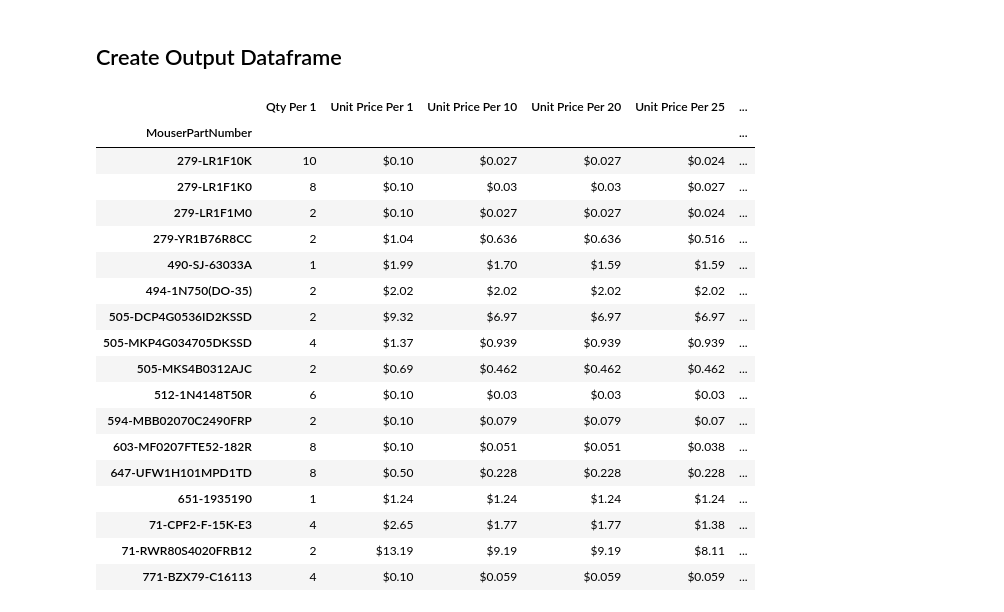
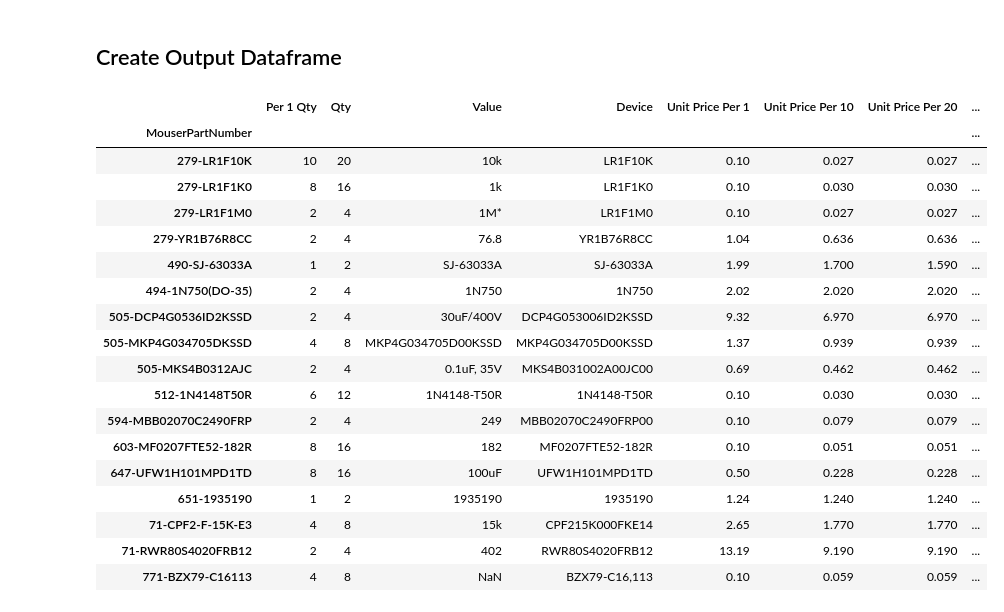
Before and after one commit to tiedyefreak22/Dual-Mono-Amp-Design, a Jupyter notebook: Mouser_API/Mouser_API.ipynb, the cells around one changed output. Saved outputs shown, nothing was run; the diff lists cells and outputs as text; code cells hidden in the pictures.

```diff
--- a/Mouser_API/Mouser_API.ipynb
+++ b/Mouser_API/Mouser_API.ipynb
@@ -196,46 +197,89 @@ Cant find part(s):
 # %%
 quantities = np.unique([j for i, j in results.index.values])
 quantities = quantities[quantities <= 100]
 
 price_breaks = pd.DataFrame(np.unique([i for i, j in results.index.values]), columns = ["MouserPartNumber"])
 price_breaks.set_index("MouserPartNumber", inplace = True)
 
 for part_num in [i for i, j in results.index.values]:
     for quantity in quantities:
         result_df = results.loc[(results.index.get_level_values('MouserPartNumber') == part_num) & (results.index.get_level_values('Quantity') == quantity)]["Price"]
         if result_df.empty:
             price_breaks.loc[part_num, f"Unit Price Per {quantity}"] = np.nan
         else:
             price_breaks.loc[part_num, f"Unit Price Per {quantity}"] = result_df.values
 
 price_breaks = price_breaks.ffill(axis=1)
 
-for idx, part_num in enumerate(price_breaks.index.values):
-    qty_val = int(*np.unique(results.loc[results.index.get_level_values('MouserPartNumber') == part_num]["Qty"].values))
+# Remove dollar signs
+for idx, row in price_breaks.iterrows(): # Bear in mind that "idx" is the part name!!!
+    for col_name in price_breaks.columns:
+        row[col_name] = str(row[col_name]).replace('$', '')
 
-    if idx == 0:
-        price_breaks.insert(loc=0, column="Qty Per 1", value = qty_val)
+for column in price_breaks.columns:
+    try:
+        price_breaks[column] = pd.to_numeric(price_breaks[column])
+    except Exception as e:
+        pass
+
+# Add in columns from BOM
+in_cols = ["Qty", "Value", "Device"]
+out_cols = ["Per 1 Qty", "Value", "Device"]
+
+for idx1, (in_col, out_col) in enumerate(zip(in_cols, out_cols)):
+    for idx2, part_num in enumerate(price_breaks.index.values):
+        qty_val = np.unique(results.loc[results.index.get_level_values('MouserPartNumber') == part_num][in_col].values)[0]
+
+        if idx2 == 0:
+            price_breaks.insert(loc = idx1, column = out_col, value = qty_val)
+        else:
+            price_breaks.at[part_num, out_col] = qty_val
+
+# Qty
+multiplier = 2
+price_breaks.insert(loc = 1, column = "Qty", value = [i * multiplier for i in price_breaks["Per 1 Qty"].values])
+
+# Extras?
+extras = [True, True, True, True, True, True, True, True, True, True, True, True, True, True, True, True, True]
+price_breaks.at[:, "Extras?"] = extras
+
+# Sub-count
+for idx, row in price_breaks.iterrows():
+    if row["Extras?"] and (row["Unit Price Per 1"] < 1):
+        price_breaks.at[idx, "Sub-count"] = np.round(row["Qty"] + 1 + row["Qty"] * 0.03)
     else:
-        price_breaks.at[part_num, "Qty Per 1"] = qty_val
+        price_breaks.at[idx, "Sub-count"] = row["Qty"]
+
+# Sub-totals per number
+in_cols = ["Unit Price Per 1",  "Unit Price Per 10", "Unit Price Per 20", "Unit Price Per 25", "Unit Price Per 50", "Unit Price Per 100"]
+out_cols = ["Sub-total <5", "Sub-total Per 10", "Sub-total Per 20", "Sub-total Per 25", "Sub-total Per 50", "Sub-total Per 100"]
+
+for _, (in_col, out_col) in enumerate(zip(in_cols, out_cols)):
+    for idx, row in price_breaks.iterrows():
+        multiplier = int(in_col.replace("Unit Price Per ", ""))
+        price_breaks.at[idx, out_col] = multiplier * row[in_col]
+
+# Final Count
+#=IF(L3<XLOOKUP(MIN(M3:R3),M3:R3,M$1:R$1,,,-1),XLOOKUP(MIN(M3:R3),M3:R3,M$1:R$1,,,-1),L3)
 
 display(price_breaks)
 # %% [output]
-|  | Qty Per 1 | Unit Price Per 1 | Unit Price Per 10 | Unit Price Per 20 | Unit Price Per 25 | ... |
-| MouserPartNumber |  |  |  |  |  | ... |
-| 279-LR1F10K | 10 | $0.10 | $0.027 | $0.027 | $0.024 | ... |
-| 279-LR1F1K0 | 8 | $0.10 | $0.03 | $0.03 | $0.027 | ... |
-| 279-LR1F1M0 | 2 | $0.10 | $0.027 | $0.027 | $0.024 | ... |
-| 279-YR1B76R8CC | 2 | $1.04 | $0.636 | $0.636 | $0.516 | ... |
-| 490-SJ-63033A | 1 | $1.99 | $1.70 | $1.59 | $1.59 | ... |
-| 494-1N750(DO-35) | 2 | $2.02 | $2.02 | $2.02 | $2.02 | ... |
-| 505-DCP4G0536ID2KSSD | 2 | $9.32 | $6.97 | $6.97 | $6.97 | ... |
-| 505-MKP4G034705DKSSD | 4 | $1.37 | $0.939 | $0.939 | $0.939 | ... |
-| 505-MKS4B0312AJC | 2 | $0.69 | $0.462 | $0.462 | $0.462 | ... |
-| 512-1N4148T50R | 6 | $0.10 | $0.03 | $0.03 | $0.03 | ... |
-| 594-MBB02070C2490FRP | 2 | $0.10 | $0.079 | $0.079 | $0.07 | ... |
-| 603-MF0207FTE52-182R | 8 | $0.10 | $0.051 | $0.051 | $0.038 | ... |
-| 647-UFW1H101MPD1TD | 8 | $0.50 | $0.228 | $0.228 | $0.228 | ... |
-| 651-1935190 | 1 | $1.24 | $1.24 | $1.24 | $1.24 | ... |
-| 71-CPF2-F-15K-E3 | 4 | $2.65 | $1.77 | $1.77 | $1.38 | ... |
-| 71-RWR80S4020FRB12 | 2 | $13.19 | $9.19 | $9.19 | $8.11 | ... |
-| 771-BZX79-C16113 | 4 | $0.10 | $0.059 | $0.059 | $0.059 | ... |
+|  | Per 1 Qty | Qty | Value | Device | Unit Price Per 1 | Unit Price Per 10 | Unit Price Per 20 | ... |
+| MouserPartNumber |  |  |  |  |  |  |  | ... |
+| 279-LR1F10K | 10 | 20 | 10k | LR1F10K | 0.10 | 0.027 | 0.027 | ... |
+| 279-LR1F1K0 | 8 | 16 | 1k | LR1F1K0 | 0.10 | 0.030 | 0.030 | ... |
+| 279-LR1F1M0 | 2 | 4 | 1M* | LR1F1M0 | 0.10 | 0.027 | 0.027 | ... |
+| 279-YR1B76R8CC | 2 | 4 | 76.8 | YR1B76R8CC | 1.04 | 0.636 | 0.636 | ... |
+| 490-SJ-63033A | 1 | 2 | SJ-63033A | SJ-63033A | 1.99 | 1.700 | 1.590 | ... |
+| 494-1N750(DO-35) | 2 | 4 | 1N750 | 1N750 | 2.02 | 2.020 | 2.020 | ... |
+| 505-DCP4G0536ID2KSSD | 2 | 4 | 30uF/400V | DCP4G053006ID2KSSD | 9.32 | 6.970 | 6.970 | ... |
+| 505-MKP4G034705DKSSD | 4 | 8 | MKP4G034705D00KSSD | MKP4G034705D00KSSD | 1.37 | 0.939 | 0.939 | ... |
+| 505-MKS4B0312AJC | 2 | 4 | 0.1uF, 35V | MKS4B031002A00JC00 | 0.69 | 0.462 | 0.462 | ... |
+| 512-1N4148T50R | 6 | 12 | 1N4148-T50R | 1N4148-T50R | 0.10 | 0.030 | 0.030 | ... |
+| 594-MBB02070C2490FRP | 2 | 4 | 249 | MBB02070C2490FRP00 | 0.10 | 0.079 | 0.079 | ... |
+| 603-MF0207FTE52-182R | 8 | 16 | 182 | MF0207FTE52-182R | 0.10 | 0.051 | 0.051 | ... |
+| 647-UFW1H101MPD1TD | 8 | 16 | 100uF | UFW1H101MPD1TD | 0.50 | 0.228 | 0.228 | ... |
+| 651-1935190 | 1 | 2 | 1935190 | 1935190 | 1.24 | 1.240 | 1.240 | ... |
+| 71-CPF2-F-15K-E3 | 4 | 8 | 15k | CPF215K000FKE14 | 2.65 | 1.770 | 1.770 | ... |
+| 71-RWR80S4020FRB12 | 2 | 4 | 402 | RWR80S4020FRB12 | 13.19 | 9.190 | 9.190 | ... |
+| 771-BZX79-C16113 | 4 | 8 | NaN | BZX79-C16,113 | 0.10 | 0.059 | 0.059 | ... |
```
Also changed, not shown: parts of 1 cell of this notebook.
